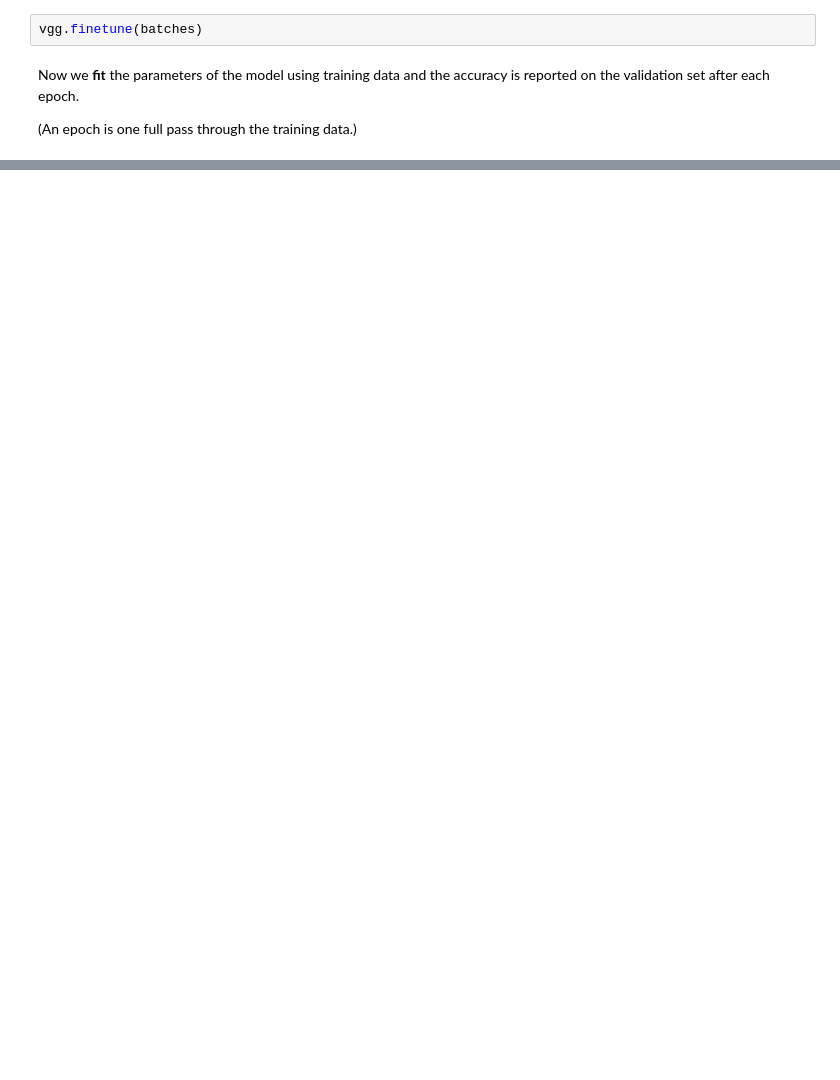
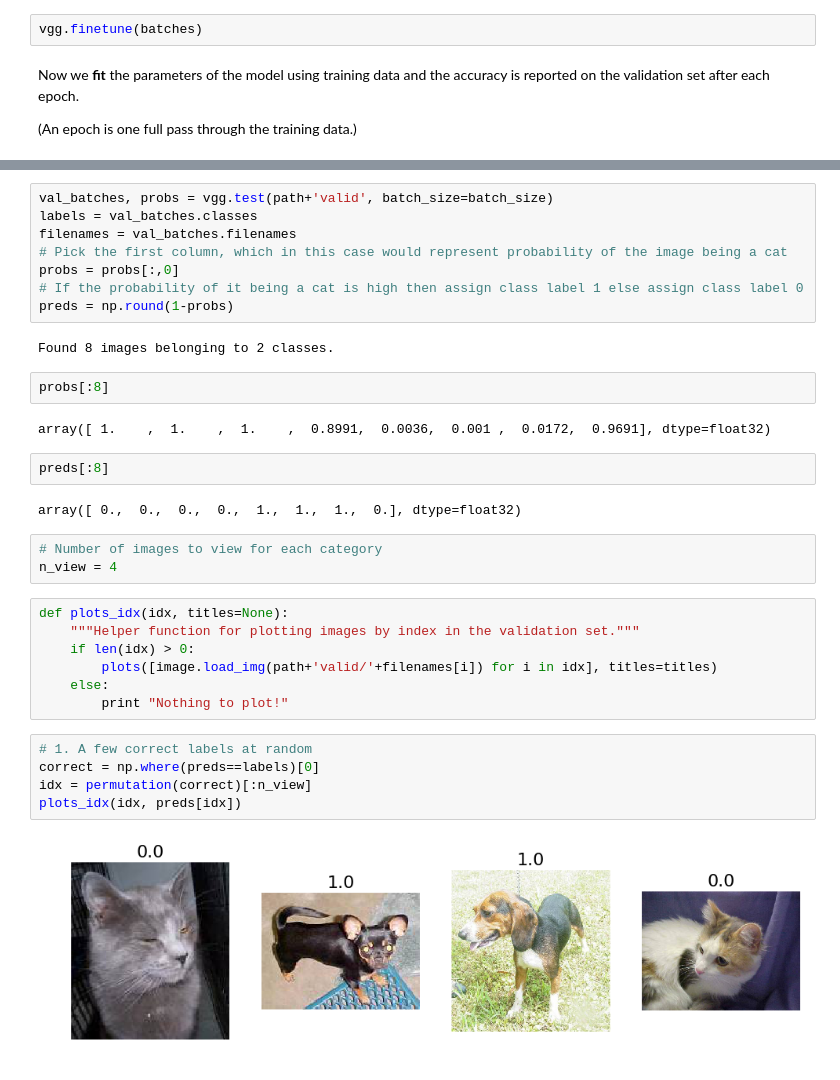
Before and after one commit to gohar94/Carzam, a Jupyter notebook: nbs/gohar's notebook.ipynb, the cells around one changed output, grey strips where cells are left out. Saved outputs shown, nothing was run; the diff lists cells and outputs as text; blank space fills up the shorter version.

```diff
--- a/nbs/gohar's notebook.ipynb
+++ b/nbs/gohar's notebook.ipynb
@@ -82,0 +112,35 @@ Epoch 5/5
+# %%
+val_batches, probs = vgg.test(path+'valid', batch_size=batch_size)
+labels = val_batches.classes
+filenames = val_batches.filenames
+# Pick the first column, which in this case would represent probability of the image being a cat
+probs = probs[:,0]
+# If the probability of it being a cat is high then assign class label 1 else assign class label 0
+preds = np.round(1-probs)
+# %% [output]
+Found 8 images belonging to 2 classes.
+# %%
+probs[:8]
+# %% [output]
+array([ 1.    ,  1.    ,  1.    ,  0.8991,  0.0036,  0.001 ,  0.0172,  0.9691], dtype=float32)
+# %%
+preds[:8]
+# %% [output]
+array([ 0.,  0.,  0.,  0.,  1.,  1.,  1.,  0.], dtype=float32)
+# %%
+# Number of images to view for each category
+n_view = 4
+# %%
+def plots_idx(idx, titles=None):
+    """Helper function for plotting images by index in the validation set."""
+    if len(idx) > 0:
+        plots([image.load_img(path+'valid/'+filenames[i]) for i in idx], titles=titles)
+    else:
+        print "Nothing to plot!"
+# %%
+# 1. A few correct labels at random
+correct = np.where(preds==labels)[0]
+idx = permutation(correct)[:n_view]
+plots_idx(idx, preds[idx])
+# %% [output]
+[figure, added]
```
Also changed, not shown: parts of 18 cells of this notebook.
